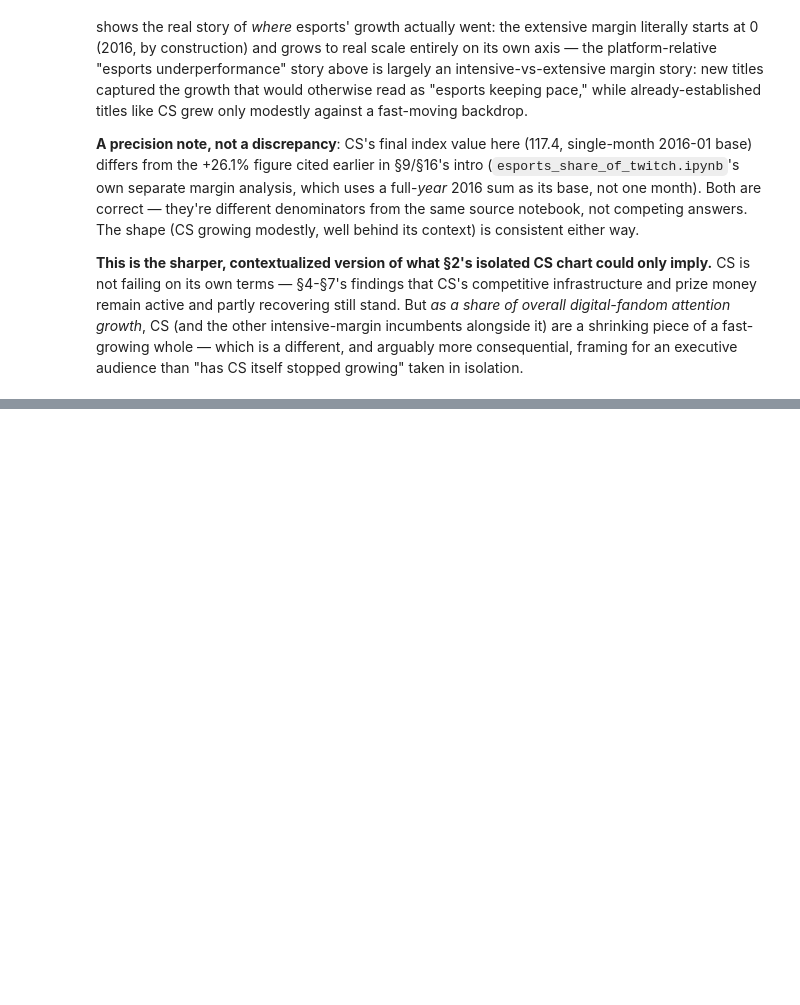
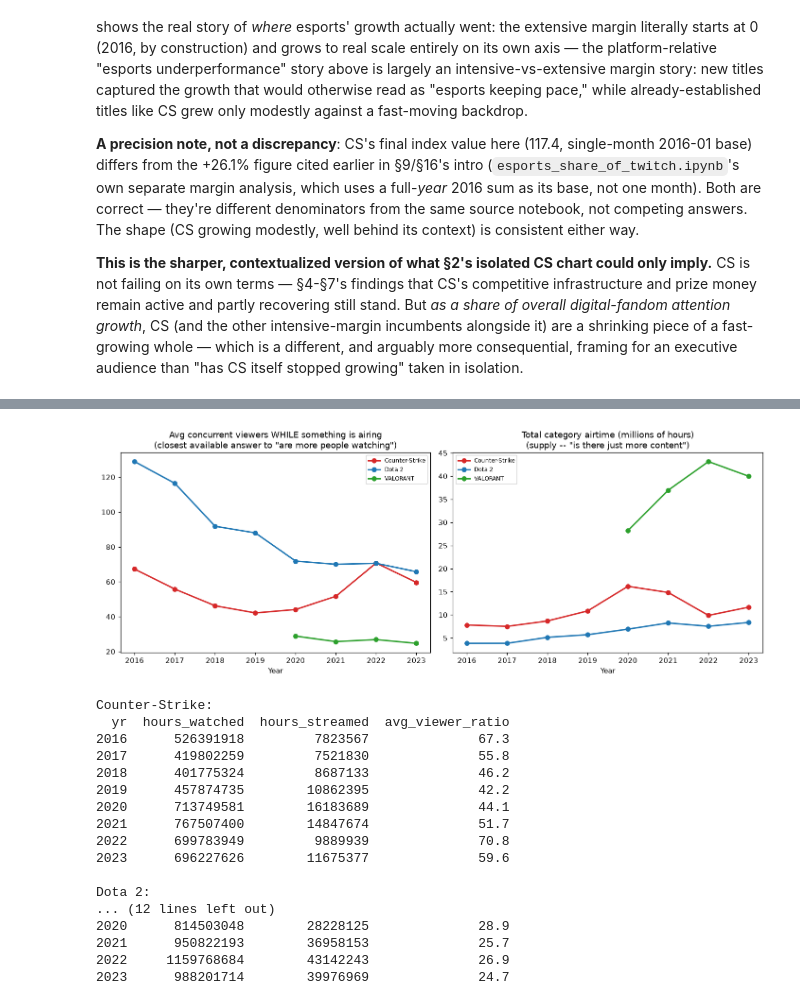
Before and after one commit to JacobH1994/fandomdatapuller, a Jupyter notebook: notebooks/cs_growth_trajectory.ipynb, the cells around one changed output, grey strips where cells are left out. Cells and saved outputs as stored; diff of their text form; code cells hidden in the pictures; blank space fills up the shorter version.

```diff
--- a/notebooks/cs_growth_trajectory.ipynb
+++ b/notebooks/cs_growth_trajectory.ipynb
@@ -1260,0 +1284,60 @@ isolation.
+# %%
+from collectors.kaggle_import import NAME_TO_TITLE_ID
+
+def viewer_ratio_by_year(title_id: str, through_year: int = 2023) -> pd.DataFrame:
+    sub = raw[raw["title_id"] == title_id].groupby("year_month", as_index=False).agg(
+        hours_watched=("Hours_watched", "sum"), hours_streamed=("Hours_streamed", "sum"),
+    )
+    sub["yr"] = sub["year_month"].str[:4].astype(int)
+    yearly = sub[sub["yr"] <= through_year].groupby("yr").agg(
+        hours_watched=("hours_watched", "sum"), hours_streamed=("hours_streamed", "sum"),
+    )
+    yearly["avg_viewer_ratio"] = yearly["hours_watched"] / yearly["hours_streamed"]
+    return yearly.reset_index()
+
+cs_ratio = viewer_ratio_by_year("counter_strike")
+dota2_ratio = viewer_ratio_by_year("dota2")
+valorant_ratio = viewer_ratio_by_year("valorant", through_year=2023)
+
+fig, axes = plt.subplots(1, 2, figsize=(13, 5))
+for df, label, color in [(cs_ratio, "Counter-Strike", "#d62728"), (dota2_ratio, "Dota 2", "#1f77b4"), (valorant_ratio, "VALORANT", "#2ca02c")]:
+    axes[0].plot(df["yr"], df["avg_viewer_ratio"], "o-", color=color, label=label, linewidth=2)
+    axes[1].plot(df["yr"], df["hours_streamed"] / 1e6, "o-", color=color, label=label, linewidth=2)
+
+axes[0].set_title("Avg concurrent viewers WHILE something is airing\n(closest available answer to \"are more people watching\")")
+axes[0].set_xlabel("Year")
+axes[0].legend(fontsize=8)
+axes[1].set_title("Total category airtime (millions of hours)\n(supply -- \"is there just more content\")")
+axes[1].set_xlabel("Year")
+axes[1].legend(fontsize=8)
+plt.tight_layout()
+plt.savefig(REPO_ROOT / "notebooks" / "_cs_growth_fig15_viewer_ratio.png", dpi=110)
+plt.show()
+
+print("Counter-Strike:")
+print(cs_ratio.round(1).to_string(index=False))
+print()
+print("Dota 2:")
+print(dota2_ratio.round(1).to_string(index=False))
+print()
+print("VALORANT:")
+print(valorant_ratio.round(1).to_string(index=False))
+# %% [output]
+[figure, added]
+Counter-Strike:
+  yr  hours_watched  hours_streamed  avg_viewer_ratio
+2016      526391918         7823567              67.3
+2017      419802259         7521830              55.8
+2018      401775324         8687133              46.2
+2019      457874735        10862395              42.2
+2020      713749581        16183689              44.1
+2021      767507400        14847674              51.7
+2022      699783949         9889939              70.8
+2023      696227626        11675377              59.6
+
+Dota 2:
+... (12 lines left out)
+2020      814503048        28228125              28.9
+2021      950822193        36958153              25.7
+2022     1159768684        43142243              26.9
+2023      988201714        39976969              24.7
```
Also changed, not shown: parts of 3 cells of this notebook, 2 other files.
